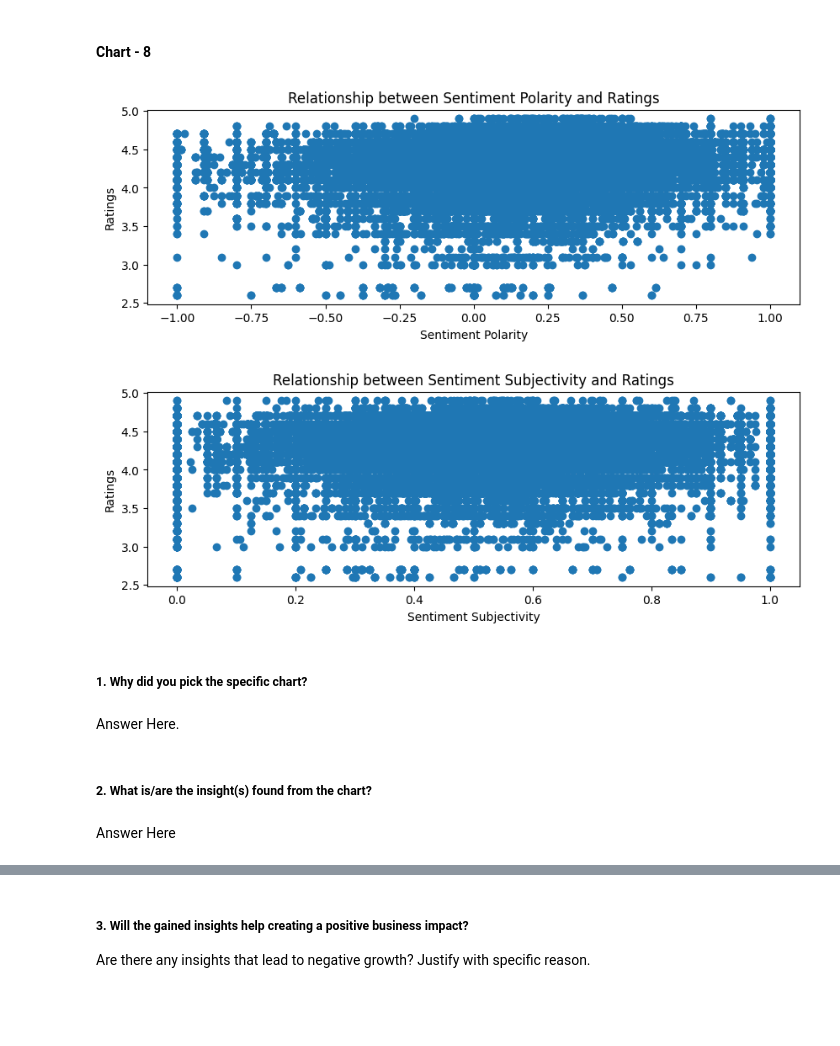
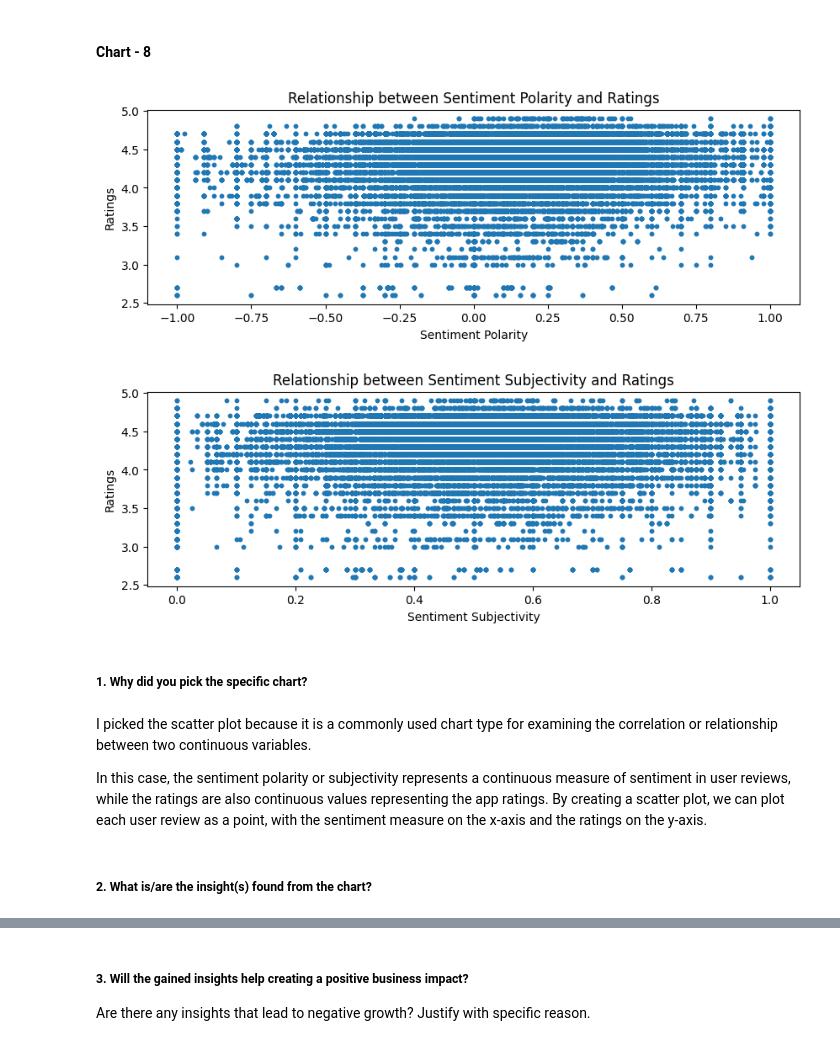
Before and after one commit to JatinKrRana/Alma_Better-Capstone_Project_1, a Jupyter notebook: Play_Store_App_Review_Analysis.ipynb, the cells around one changed output, grey strips where cells are left out. Saved outputs shown, nothing was run; the diff lists cells and outputs as text; code cells hidden in the pictures; blank space fills up the shorter version.

```diff
--- a/Play_Store_App_Review_Analysis.ipynb
+++ b/Play_Store_App_Review_Analysis.ipynb
@@ -1070,26 +1083,26 @@ However, it's important to note that the absence of significant installations in
 #### Chart - 8
 # %%
 # Scatter plot with sentiment polarity
-plt.scatter(merged_df['Sentiment_Polarity'], merged_df['Rating'])
+plt.scatter(merged_df['Sentiment_Polarity'], merged_df['Rating'],s=10)
 plt.xlabel('Sentiment Polarity')
 plt.ylabel('Ratings')
 plt.title('Relationship between Sentiment Polarity and Ratings')
 plt.show()
 
 # Scatter plot with sentiment subjectivity
-plt.scatter(merged_df['Sentiment_Subjectivity'], merged_df['Rating'])
+plt.scatter(merged_df['Sentiment_Subjectivity'], merged_df['Rating'],s=10)
 plt.xlabel('Sentiment Subjectivity')
 plt.ylabel('Ratings')
 plt.title('Relationship between Sentiment Subjectivity and Ratings')
 plt.show()
 # %% [output]
-[figure, old version]
+[figure, new version]
-[figure, old version]
+[figure, new version]
 # %% [markdown]
 ##### 1. Why did you pick the specific chart?
-# %% [markdown]
-Answer Here.
+# %% [markdown]
+I picked the scatter plot because it is a commonly used chart type for examining the correlation or relationship between two continuous variables.
+
+In this case, the sentiment polarity or subjectivity represents a continuous measure of sentiment in user reviews, while the ratings are also continuous values representing the app ratings. By creating a scatter plot, we can plot each user review as a point, with the sentiment measure on the x-axis and the ratings on the y-axis.
 # %% [markdown]
 ##### 2. What is/are the insight(s) found from the chart?
-# %% [markdown]
-Answer Here
```
Also changed, not shown: parts of 9 cells of this notebook.
